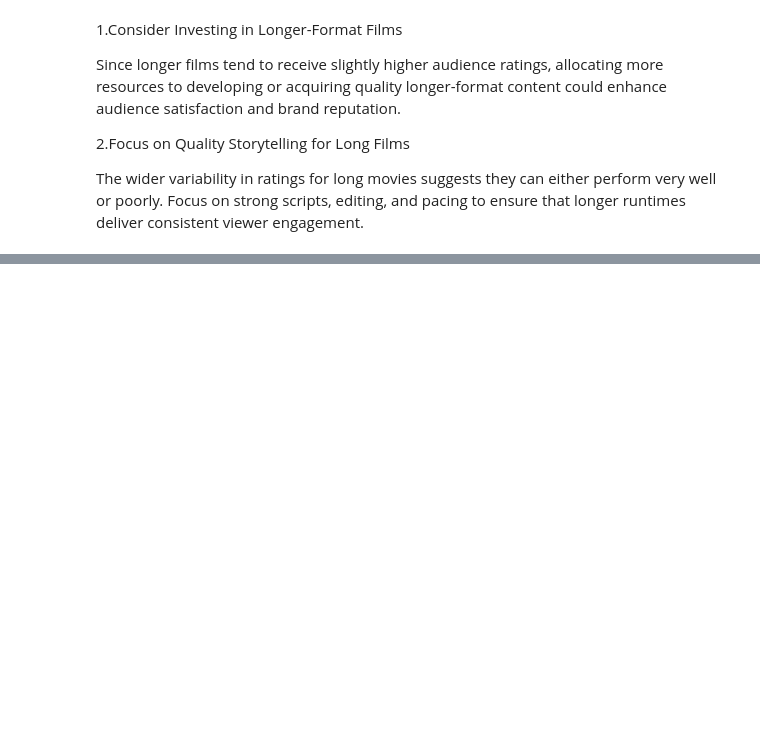
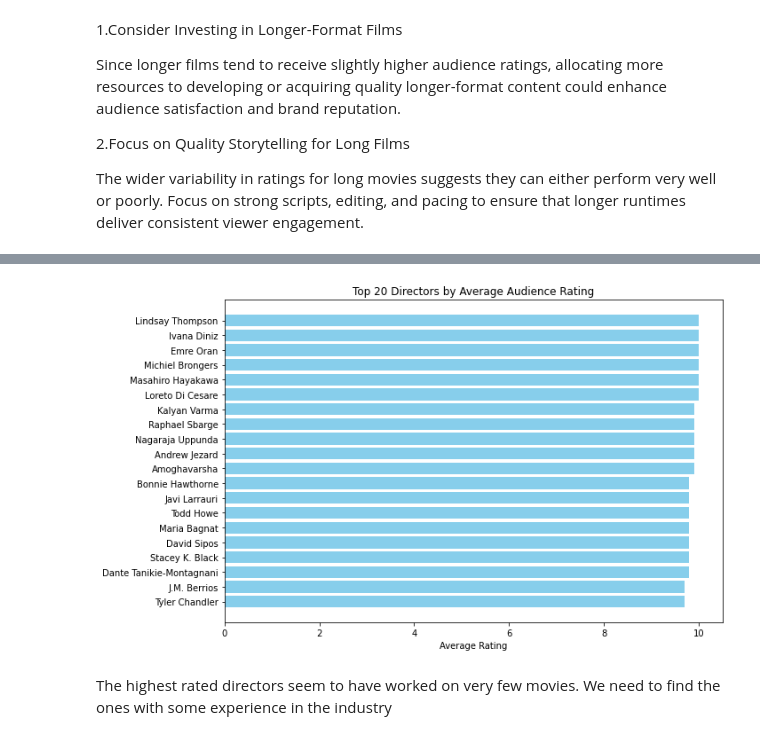
Before and after one commit to Julie97-wb/group6, a Jupyter notebook: main.ipynb, the cells around one changed output, grey strips where cells are left out. Drawn from its saved outputs; the diff is of its cells as text; code cells hidden in the pictures; blank space fills up the shorter version.

Commit message:
found the best directors

```diff
--- a/main.ipynb
+++ b/main.ipynb
@@ -667,0 +664,4 @@ The wider variability in ratings for long movies suggests they can either perfor
+# %%
+# Take the director name and the ratings of their movies from the imdb dataframe
+directors_df = imdb_df[['primary_name', 'averagerating']]
+directors_df
@@ -667,0 +682,8 @@ The wider variability in ratings for long movies suggests they can either perfor
+# %%
+# Group the directors by their name to calculate the average rating of their movies
+directors_df = directors_df.groupby('primary_name').agg(
+    Average_Rating=('averagerating', 'mean'),
+    Movie_Count=('averagerating', 'count')
+).reset_index()
+
+directors_df
@@ -667,0 +704,4 @@ The wider variability in ratings for long movies suggests they can either perfor
+# %%
+# Sort the directors by the average rating of their movies
+top_rated = directors_df.sort_values(by='Average_Rating', ascending=False).head(20)
+top_rated
@@ -667,0 +726,15 @@ The wider variability in ratings for long movies suggests they can either perfor
+# %%
+# visualize the top rated directors
+import matplotlib.pyplot as plt
+
+plt.figure(figsize=(10, 6))
+plt.barh(top_rated['primary_name'], top_rated['Average_Rating'], color='skyblue')
+plt.xlabel('Average Rating')
+plt.title('Top 20 Directors by Average Audience Rating')
+plt.gca().invert_yaxis()  # Highest rating at the top
+plt.tight_layout()
+plt.show()
+# %% [output]
+[figure, added]
+# %% [markdown]
+The highest rated directors seem to have worked on very few movies. We need to find the ones with some experience in the industry
```
Also changed, not shown: parts of 18 cells of this notebook.
